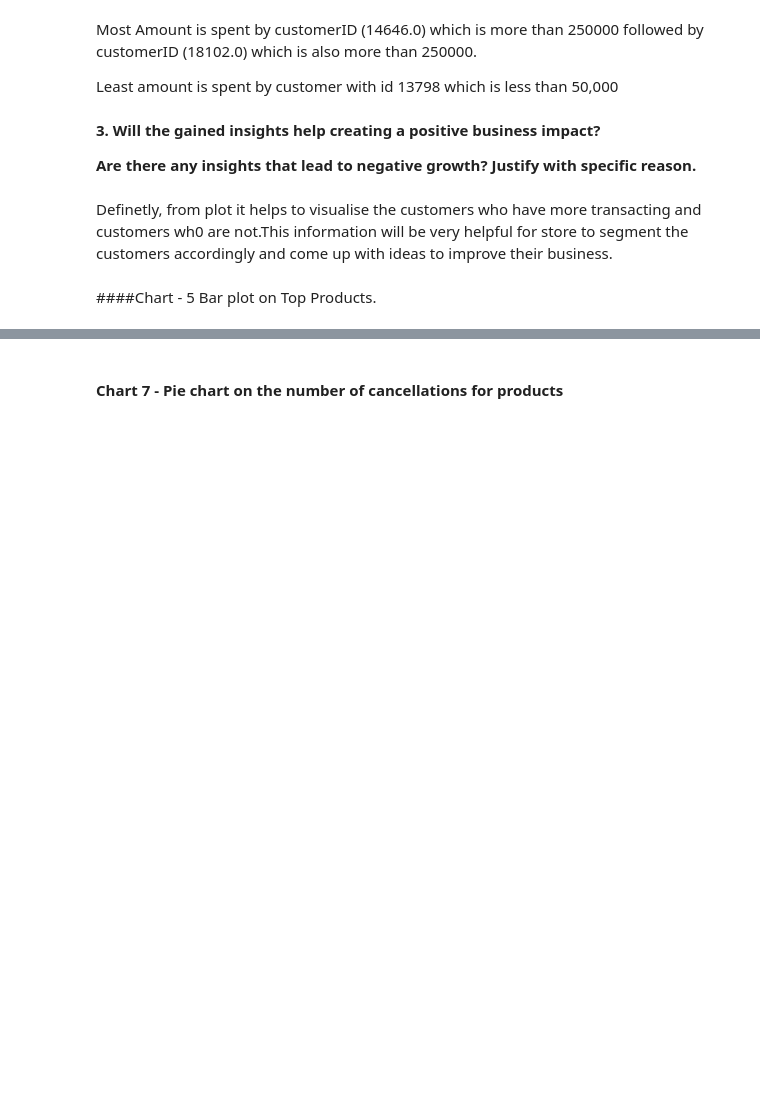
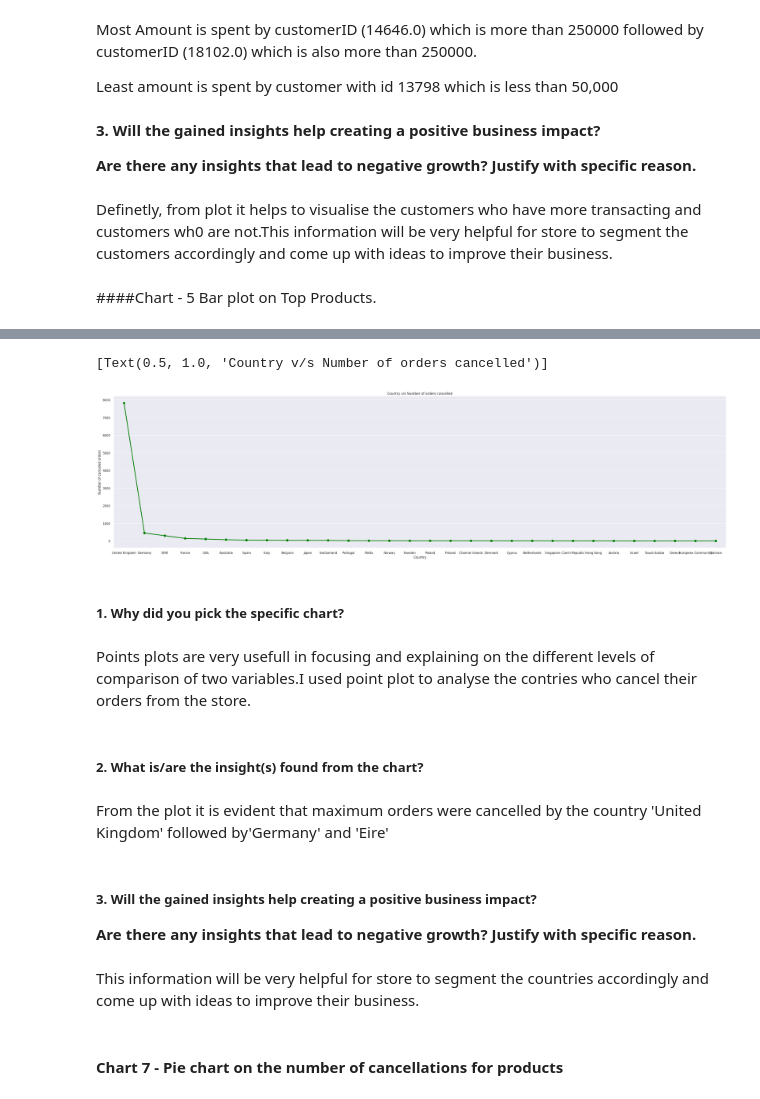
Before and after one commit to 1991Ab/Capstone-Project-4-Online-Retail-Customer-Segmentation, a Jupyter notebook: Online_Retail_Customer_Segmentation.ipynb, the cells around one changed output, grey strips where cells are left out. Drawn from its saved outputs; the diff is of its cells as text; code cells hidden in the pictures; blank space fills up the shorter version.

```diff
--- a/Online_Retail_Customer_Segmentation.ipynb
+++ b/Online_Retail_Customer_Segmentation.ipynb
@@ -826,3 +853,23 @@ cancel_order.shape
+# %%
+sns.set(rc={'figure.figsize':(40,10)})
+plt.rcParams['font.size'] = 10
+sns.pointplot(data = country_cancel , x="Country" , y="Number of canceled orders" , color="green").set(title="Country v/s Number of orders cancelled")
+# %% [output]
+[Text(0.5, 1.0, 'Country v/s Number of orders cancelled')]
+[figure, added]
+# %% [markdown]
+##### **1. Why did you pick the specific chart?**
+# %% [markdown]
+Points plots are very usefull in focusing  and explaining on the different levels of comparison of two variables.I used point plot to analyse the contries who cancel their orders from the store.
+# %% [markdown]
+##### **2. What is/are the insight(s) found from the chart?**
+# %% [markdown]
+From the plot it is evident that maximum orders were cancelled by the country 'United Kingdom' followed by'Germany' and 'Eire'
+# %% [markdown]
+##### **3. Will the gained insights help creating a positive business impact?**
+**Are there any insights that lead to negative growth? Justify with specific reason.**
+# %% [markdown]
+This information will be very helpful for store to segment the countries accordingly and come up with ideas to improve their business.
 # %% [markdown]
 #### **Chart 7 - Pie chart on the number of cancellations for products**
 # %%
```
Also changed, not shown: parts of 43 cells of this notebook.
